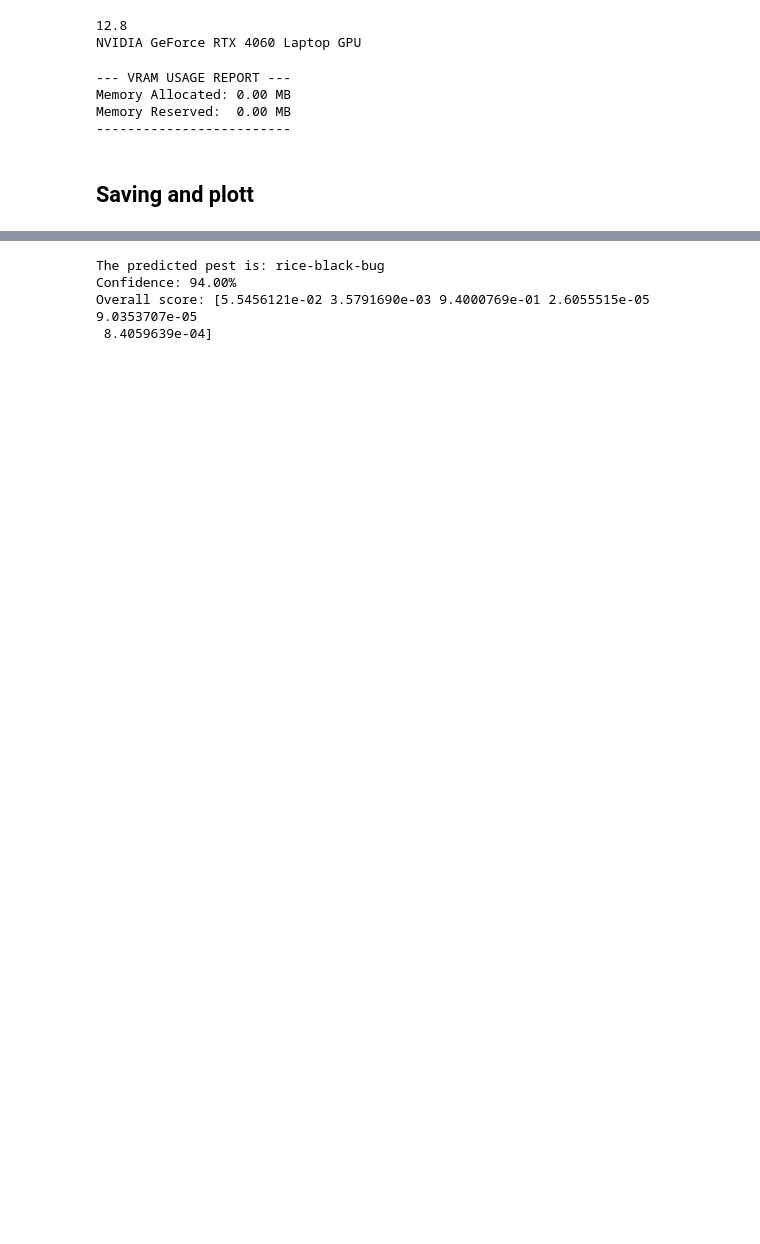
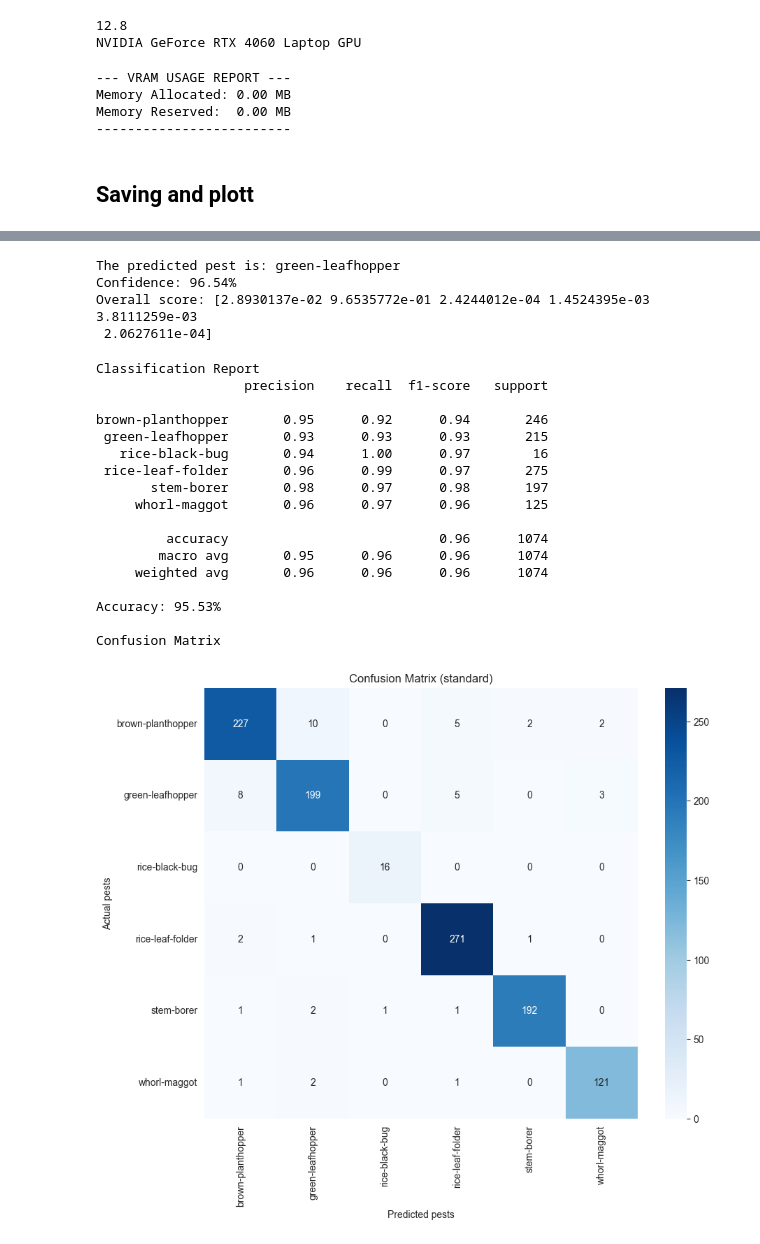
Before and after one commit to Zaphelious/rice-pest-classification, a Jupyter notebook: standard_training.ipynb, the cells around one changed output, grey strips where cells are left out. Drawn from its saved outputs; the diff is of its cells as text; code cells hidden in the pictures; blank space fills up the shorter version.

```diff
--- a/standard_training.ipynb
+++ b/standard_training.ipynb
@@ -104,7 +104,7 @@ class PestClassifierMobileNetV2(nn.Module):
 
         # Hyperparameter tuning: new layer for 6 rice pests.
         self.base_model.classifier = nn.Sequential(
-            nn.Dropout(p=0.5, inplace=True),
+            nn.Dropout(p=0.4, inplace=True),
             nn.Linear(num_filters, num_classes),
         )
 
@@ -119,7 +119,7 @@ class PestClassifierMobileNetV2(nn.Module):
 
        return features
 
-    def unfreeze_feature_layer(self, layer):
+    def unfreeze_layer(self, layer):
 
         if not (1 <= layer <= len(self.base_model.features)):
             print(f"Error: Invalid layer index {layer}.")
@@ -158,7 +158,7 @@ class PestClassifierEfficientNetV2M(nn.Module):
 
         return features
 
-    def unfreeze_feature_layer(self, layer):
+    def unfreeze_layer(self, layer):
 
         if not (1 <= layer <= len(self.base_model.features)):
             print(f"Error: Invalid layer index {layer}.")
@@ -357,10 +389,10 @@ from torch.utils.data import DataLoader
 
 train_set = CustomDataset(root='datasets/train', transform=training_pipeline)
 train_loader = DataLoader(train_set, batch_size=128, shuffle=True)
-test_set = CustomDataset(root='datasets/test', transform=validation_pipeline)
-test_loader = DataLoader(test_set, batch_size=64, shuffle=True)
-val_set = CustomDataset(root='datasets/val', transform=validation_pipeline)
-val_loader = DataLoader(val_set, batch_size=32, shuffle=True)
+validation_set = CustomDataset(root='datasets/test', transform=validation_pipeline)
+validation_loader = DataLoader(validation_set, batch_size=64, shuffle=True)
+test_set = CustomDataset(root='datasets/val', transform=validation_pipeline)
+test_loader = DataLoader(test_set, batch_size=32, shuffle=True)
 
 classes = train_set.classes
 # %%
@@ -538,9 +616,11 @@ import torchvision.models as models
 classes_names = train_set.classes
 hardware = torch.device('cuda' if   torch.cuda.is_available() else 'cpu')
 model_inference = PestClassifierMobileNetV2(num_classes=len(classes_names))
-model_inference.load_state_dict(torch.load('models/MobileNetV2/v2/Basic/SMobileNetV2_rice_pest_classificationV13.pt', map_location=hardware))
-image_path = 'datasets/val/rice-black-bug/blackbug5_jpg.rf.424e09d72d12102f5c45f11cebd47d70.jpg'
-unrelated = 'unrelated_data/images.jpg'
+model_inference.load_state_dict(torch.load(
+    'models/MobileNetV2/v2/Basic/SMobileNetV2_rice_pest_classificationV14.pt', map_location=hardware))
+
+image_path = 'datasets/val/brown-planthopper/7 (758).jpg'
+unrelated = 'unrelated_data/eagle.jpg'
 
 pest, confidence_score, over_all_scores = predict_single_image(model=model_inference, image_path=image_path, classes=classes_names, transform=validation_pipeline, device=hardware)
 
@@ -548,9 +628,44 @@ print(f"The predicted pest is: {pest}")
 print(f"Confidence: {confidence_score * 100:.2f}%")
 print(f"Overall score: {over_all_scores}")
 #
-# true, pred = eval_metrics(model_inference, val_loader, classes_names, hardware)
+# true, pred = eval_metrics(model_inference, test_loader, classes_names, hardware)
-# %% [output]
-The predicted pest is: rice-black-bug
-Confidence: 94.00%
-Overall score: [5.5456121e-02 3.5791690e-03 9.4000769e-01 2.6055515e-05 9.0353707e-05
- 8.4059639e-04]
+# %%
+import torchvision.models as models
+
+classes_names = train_set.classes
+hardware = torch.device('cuda' if   torch.cuda.is_available() else 'cpu')
+model_inference = PestClassifierEfficientNetV2M(num_classes=len(classes_names))
+model_inference.load_state_dict(torch.load('models/EfficientNetV2/SEfficientNetV2-m_rice_pest_classificationV12.pt', map_location=hardware))
+image_path = 'datasets/val/brown-planthopper/7 (758).jpg'
+unrelated = 'unrelated_data/imagesz.jpg'
+
+pest, confidence_score, over_all_scores = predict_single_image(model=model_inference, image_path=unrelated, classes=classes_names, transform=validation_pipeline, device=hardware)
+
+print(f"The predicted pest is: {pest}")
+print(f"Confidence: {confidence_score * 100:.2f}%")
+print(f"Overall score: {over_all_scores}")
+
+true, pred = eval_metrics(model_inference, test_loader, classes_names, hardware)
+# %% [output]
+The predicted pest is: green-leafhopper
+Confidence: 96.54%
+Overall score: [2.8930137e-02 9.6535772e-01 2.4244012e-04 1.4524395e-03 3.8111259e-03
+ 2.0627611e-04]
+Classification Report
+                   precision    recall  f1-score   support
+
+brown-planthopper       0.95      0.92      0.94       246
+ green-leafhopper       0.93      0.93      0.93       215
+   rice-black-bug       0.94      1.00      0.97        16
+ rice-leaf-folder       0.96      0.99      0.97       275
+       stem-borer       0.98      0.97      0.98       197
+     whorl-maggot       0.96      0.97      0.96       125
+
+         accuracy                           0.96      1074
+        macro avg       0.95      0.96      0.96      1074
+     weighted avg       0.96      0.96      0.96      1074
+
+Accuracy: 95.53%
+
+Confusion Matrix
+[figure, added]
```
Also changed, not shown: parts of 8 cells of this notebook.
